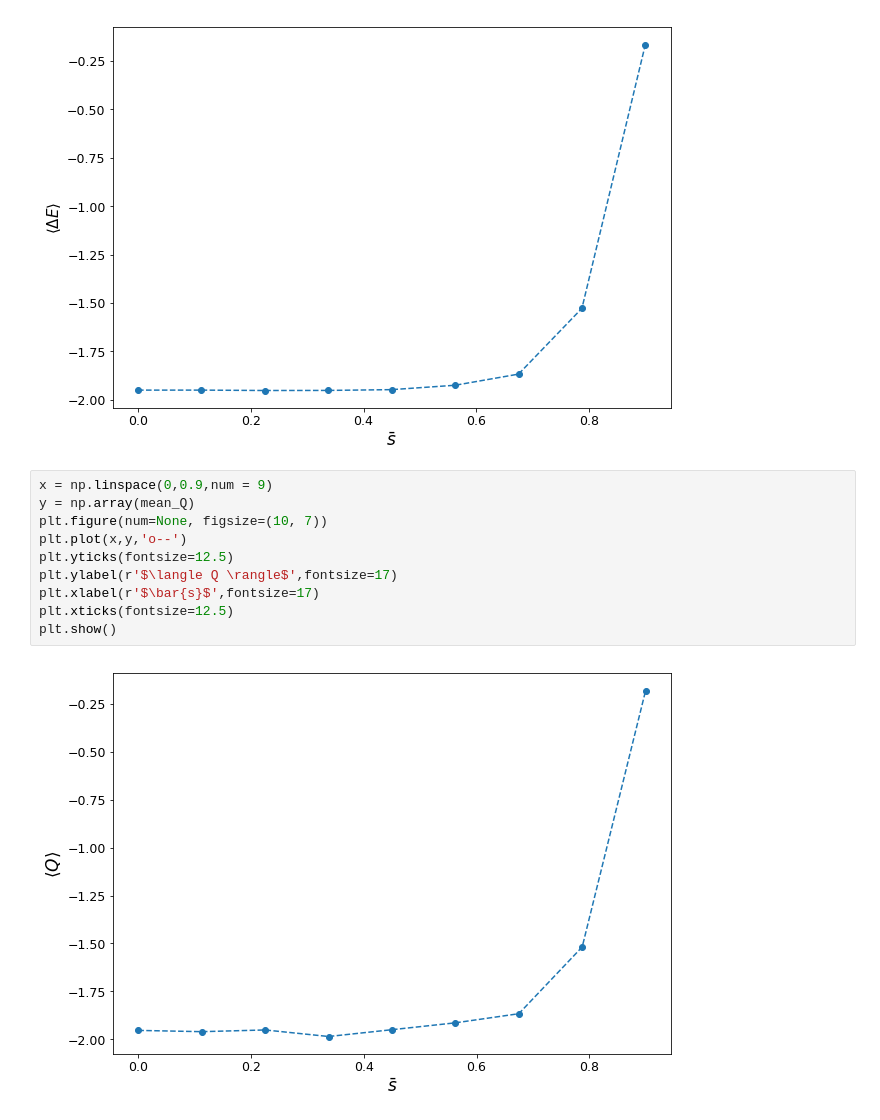
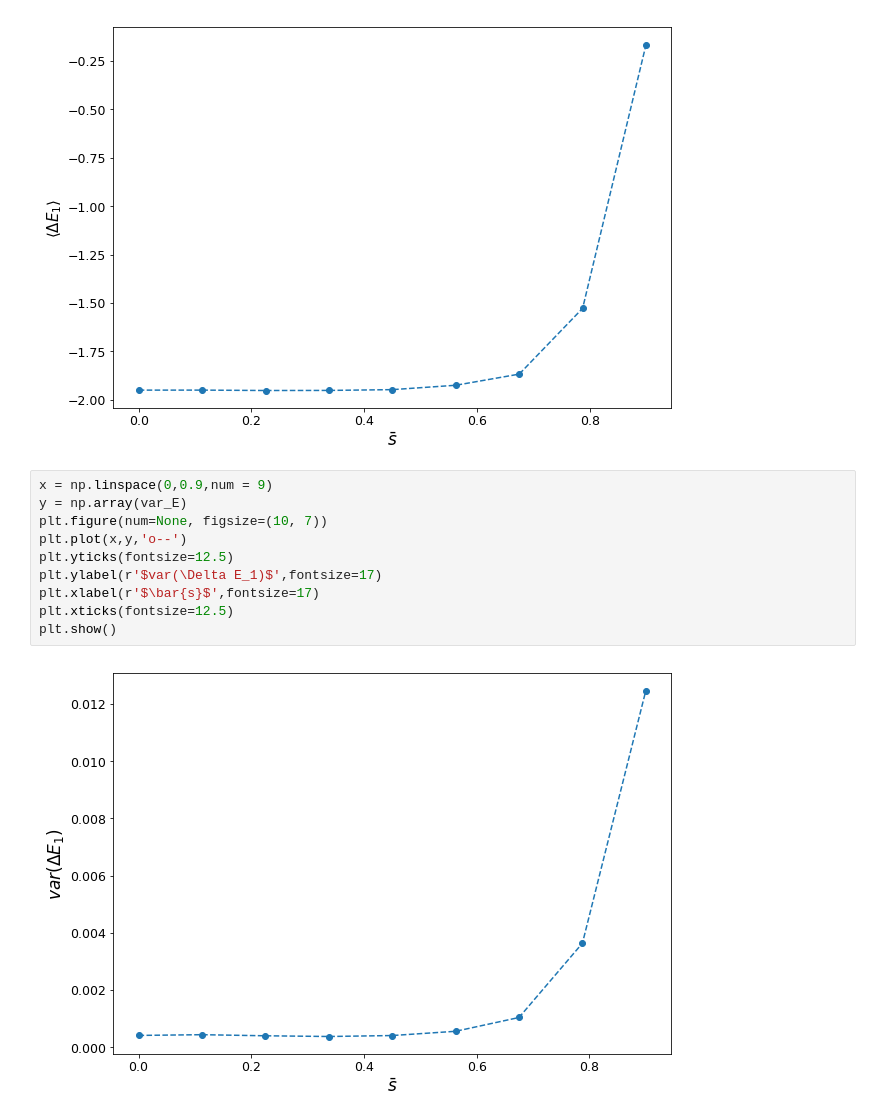
Before and after one commit to Buffoni/dwave_notebooks, a Jupyter notebook: thermo_annealing/Experiments.ipynb, the cells around one changed output. Saved outputs shown, nothing was run; the diff lists cells and outputs as text.

Commit message:
updated plot labels.

```diff
--- a/thermo_annealing/Experiments.ipynb
+++ b/thermo_annealing/Experiments.ipynb
@@ -164,16 +164,16 @@ plt.show()
 [figure]
 # %%
 x = np.linspace(0,0.9,num = 9)
-y = np.array(mean_Q)
+y = np.array(var_E)
 plt.figure(num=None, figsize=(10, 7))
 plt.plot(x,y,'o--')
 plt.yticks(fontsize=12.5)
-plt.ylabel(r'$\langle Q \rangle$',fontsize=17)
+plt.ylabel(r'$var(\Delta E_1)$',fontsize=17)
 plt.xlabel(r'$\bar{s}$',fontsize=17)
 plt.xticks(fontsize=12.5)
 plt.show()
 # %% [output]
-[figure, old version]
+[figure, new version]
 # %%
 x = np.linspace(0.1,0.9,num = 9)
 chain_lenght = 300
```
Also changed, not shown: parts of 4 cells of this notebook.
